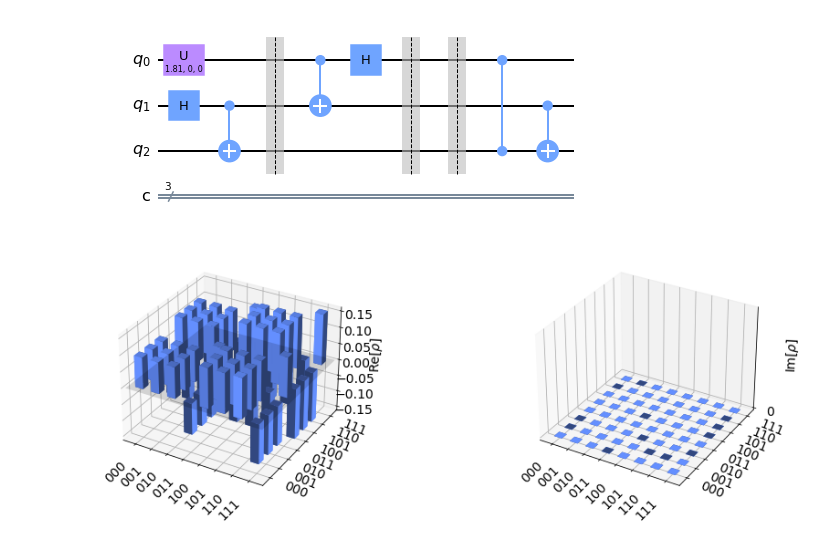
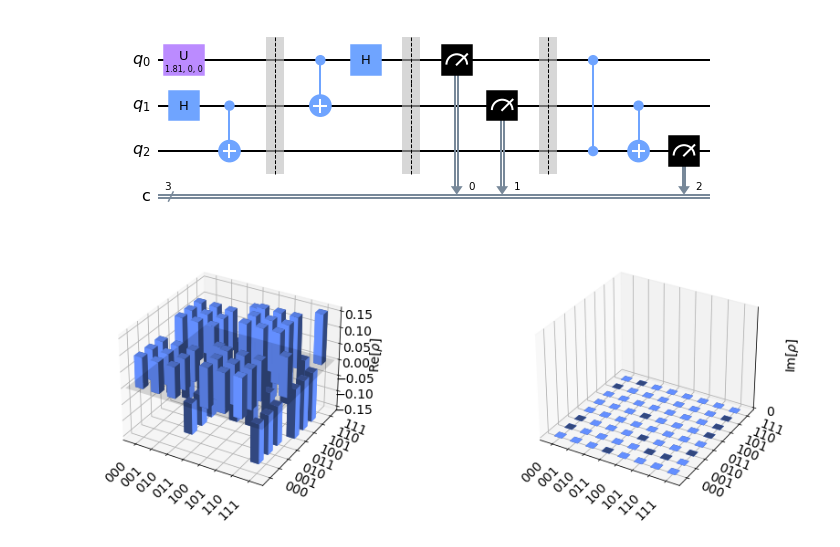
Before and after one commit to DeDuckProject/quantum-playground, a Jupyter notebook: experiments/teleporatation.ipynb, the cells around one changed output. Cells and saved outputs as stored; diff of their text form; code cells hidden in the pictures.

Commit message:
added measurements to teleportation

```diff
--- a/experiments/teleporatation.ipynb
+++ b/experiments/teleporatation.ipynb
@@ -24,36 +24,36 @@ from qiskit.visualization import plot_bloch_multivector
 # %%
 import math
 # circuit 1
 n = 3
 qreg_q = QuantumRegister(n, 'q')
 creg_c = ClassicalRegister(n, 'c')
 circuit = QuantumCircuit(qreg_q, creg_c)
 
 # Prepare state psi of Alice's qubit
 circuit.u(pi/math.sqrt(3), 0, 0, 0)
 
 # Prepare bell state between Alice and Bob
 circuit.h(1)
 circuit.cx(1,2)
 circuit.barrier()
 
 # Measure Psi and Alice's qubit using the bell basis
 circuit.cx(0,1)
 circuit.h(0)
 circuit.barrier()
-# circuit.measure(range(2),range(2))
+circuit.measure(range(2),range(2))
 
 # Communicate measurement results classically to Bob and apply transformations accordingly:
 circuit.barrier()
 circuit.cz(0,2)
 circuit.cx(1,2)
 
 # Measure teleported qubit in Bob's lab:
-# circuit.measure(2,2)
+circuit.measure(2,2)
 
 circuit.draw('mpl')
 # %% [output]
-[figure, old version]
+[figure, new version]
 # %%
 # Print state vector - NOTE: this computes only for circuits w/o a measurement.
 
```
Also changed, not shown: parts of 1 cell of this notebook.
